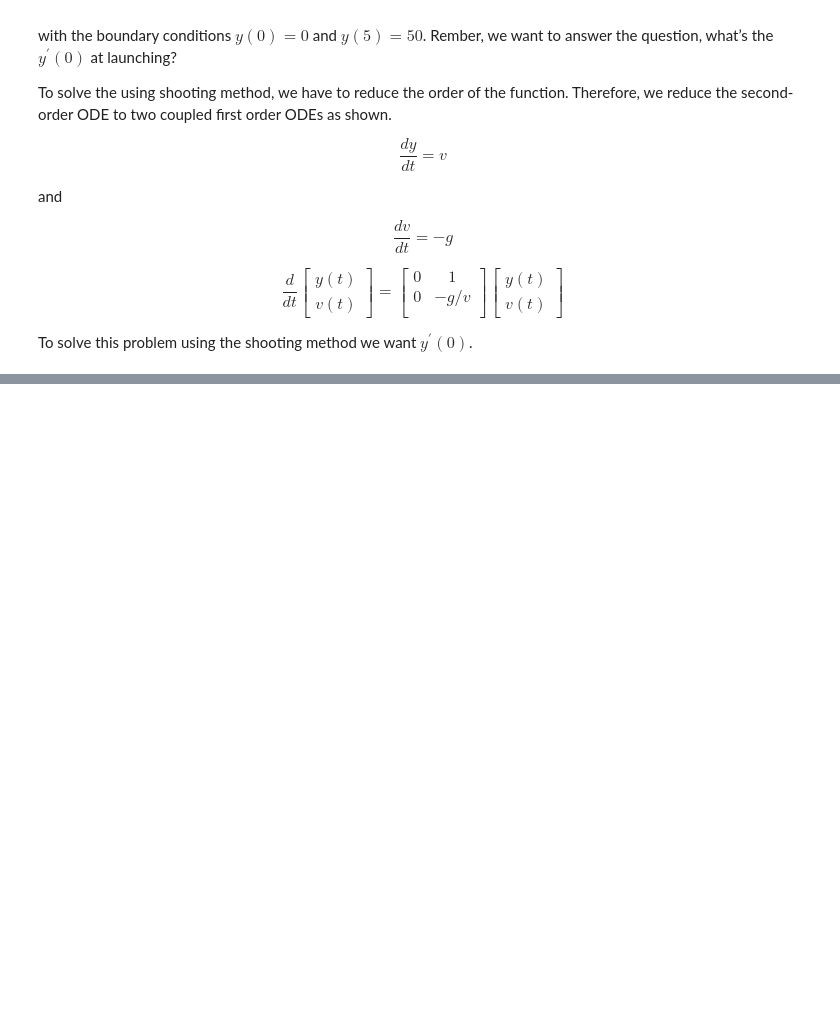
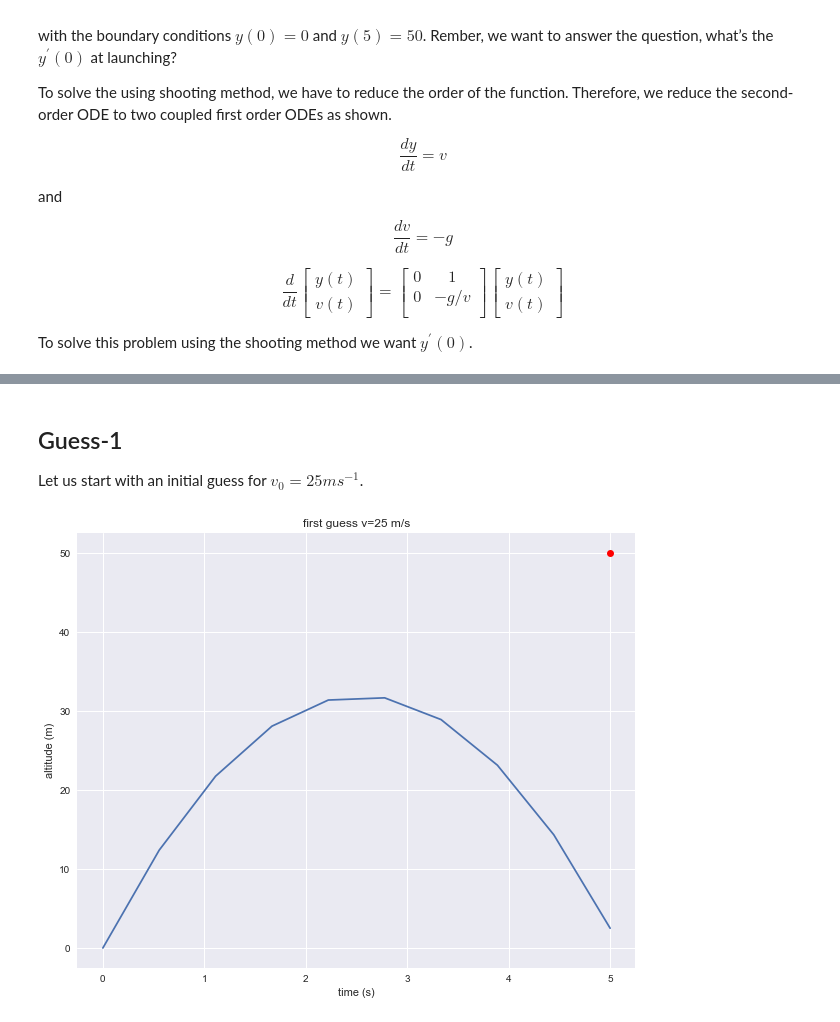
Before and after one commit to shreyaspunacha/Blog-Post-Notebooks, a Jupyter notebook: Shooting-Method-Using-Python.ipynb, the cells around one changed output, grey strips where cells are left out. Drawn from its saved outputs; the diff is of its cells as text; code cells hidden in the pictures; blank space fills up the shorter version.

```diff
--- a/Shooting-Method-Using-Python.ipynb
+++ b/Shooting-Method-Using-Python.ipynb
@@ -88,0 +91,9 @@ To solve this problem using the shooting method we want $y^{'}(0)$.
+# %%
+import numpy as np
+import matplotlib.pyplot as plt
+from scipy.integrate import solve_ivp
+plt.style.use('seaborn')
+%matplotlib inline
+# %%
+def f(t,s):
+    return np.dot(np.array([[0,1],[0,-9.8/s[1]]]),s)
@@ -88,0 +102,19 @@ To solve this problem using the shooting method we want $y^{'}(0)$.
+# %% [markdown]
+## Guess-1
+Let us start with an initial guess for $v_{0} = 25 ms^{-1}$.
+# %%
+y0 = 0
+v0 = 25
+t_eval = np.linspace(0,5,10)
+solution_1 = solve_ivp(f, [0,5], [y0,v0],t_eval=t_eval)
+#print(solution)
+# %%
+plt.figure(figsize = (10, 8))
+plt.plot(solution_1.t, solution_1.y[0])
+plt.plot(5, 50, 'ro')
+plt.xlabel('time (s)')
+plt.ylabel('altitude (m)')
+plt.title(f'first guess v={v0} m/s')
+plt.show()
+# %% [output]
+[figure, added]
```
Also changed, not shown: parts of 7 cells of this notebook.
